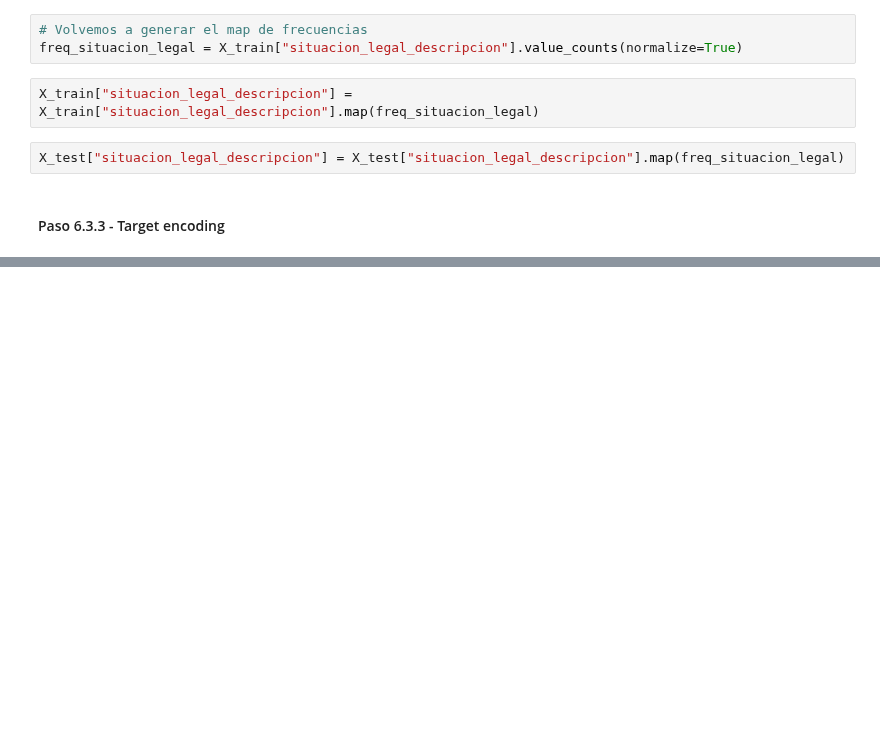
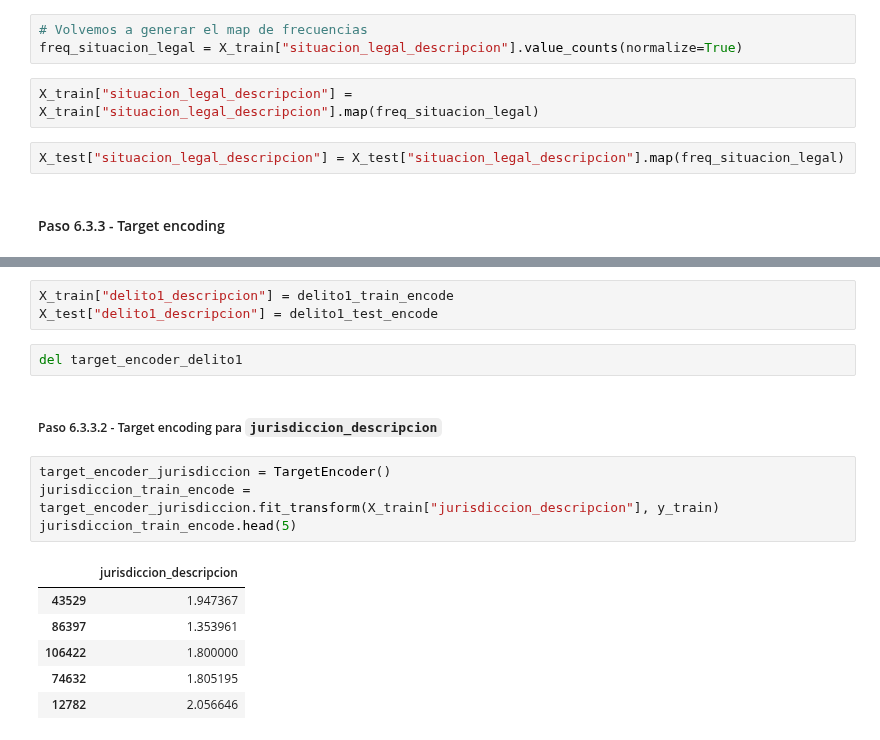
Before and after one commit to gasper-az/CEIA_Analisis_de_datos, a Jupyter notebook: trabajos_practicos/resolucion_tp_02/tp_02.ipynb, the cells around one changed output, grey strips where cells are left out. Cells and saved outputs as stored; diff of their text form; blank space fills up the shorter version.

```diff
--- a/trabajos_practicos/resolucion_tp_02/tp_02.ipynb
+++ b/trabajos_practicos/resolucion_tp_02/tp_02.ipynb
@@ -1325,0 +1410,18 @@ X_test["situacion_legal_descripcion"] = X_test["situacion_legal_descripcion"].ma
+# %%
+X_train["delito1_descripcion"] = delito1_train_encode
+X_test["delito1_descripcion"] = delito1_test_encode
+# %%
+del target_encoder_delito1
+# %% [markdown]
+##### Paso 6.3.3.2 - Target encoding para `jurisdiccion_descripcion`
+# %%
+target_encoder_jurisdiccion = TargetEncoder()
+jurisdiccion_train_encode = target_encoder_jurisdiccion.fit_transform(X_train["jurisdiccion_descripcion"], y_train)
+jurisdiccion_train_encode.head(5)
+# %% [output]
+|  | jurisdiccion_descripcion |
+| 43529 | 1.947367 |
+| 86397 | 1.353961 |
+| 106422 | 1.800000 |
+| 74632 | 1.805195 |
+| 12782 | 2.056646 |
```
Also changed, not shown: parts of 24 cells of this notebook.
